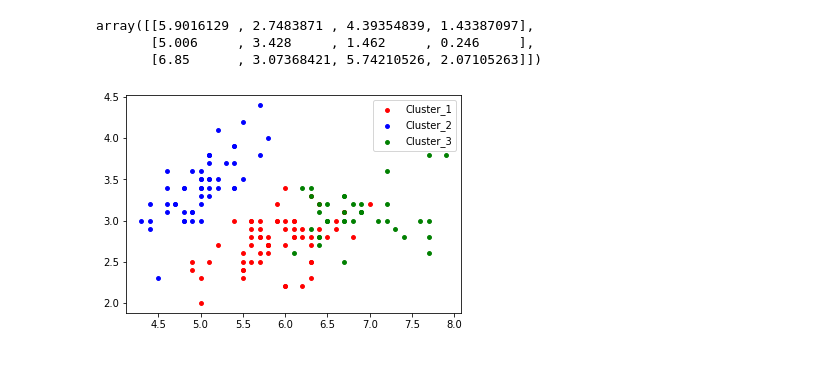
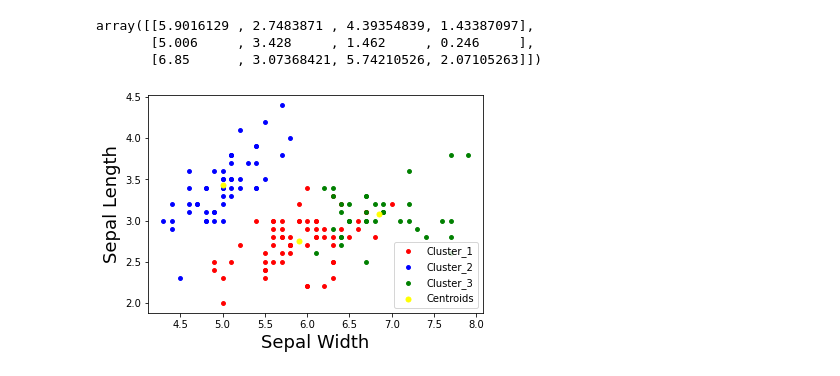
Before and after one commit to Reem-313/K-means-clustering, a Jupyter notebook: KmeansImplementation.ipynb, the cells around one changed output. Saved outputs shown, nothing was run; the diff lists cells and outputs as text; code cells hidden in the pictures.

```diff
--- a/KmeansImplementation.ipynb
+++ b/KmeansImplementation.ipynb
@@ -153,8 +163,11 @@ array([[5.9016129 , 2.7483871 , 4.39354839, 1.43387097],
 # %%
 plt.scatter(x[y==0,0], x[y==0,1], s=15, c='red', label='Cluster_1')
 plt.scatter(x[y==1,0], x[y==1,1], s=15, c='blue', label='Cluster_2')
 plt.scatter(x[y==2,0], x[y==2,1], s=15, c='green', label='Cluster_3')
+plt.scatter(kmeans3.cluster_centers_[:,0],kmeans3.cluster_centers_[:,1], s=25, c ='yellow', label ='Centroids')
+plt.xlabel('Sepal Width', fontsize=18)
+plt.ylabel('Sepal Length', fontsize=18)
 plt.legend()
 plt.show()
 # %% [output]
-[figure, old version]
+[figure, new version]
```
Also changed, not shown: parts of 5 cells of this notebook.
